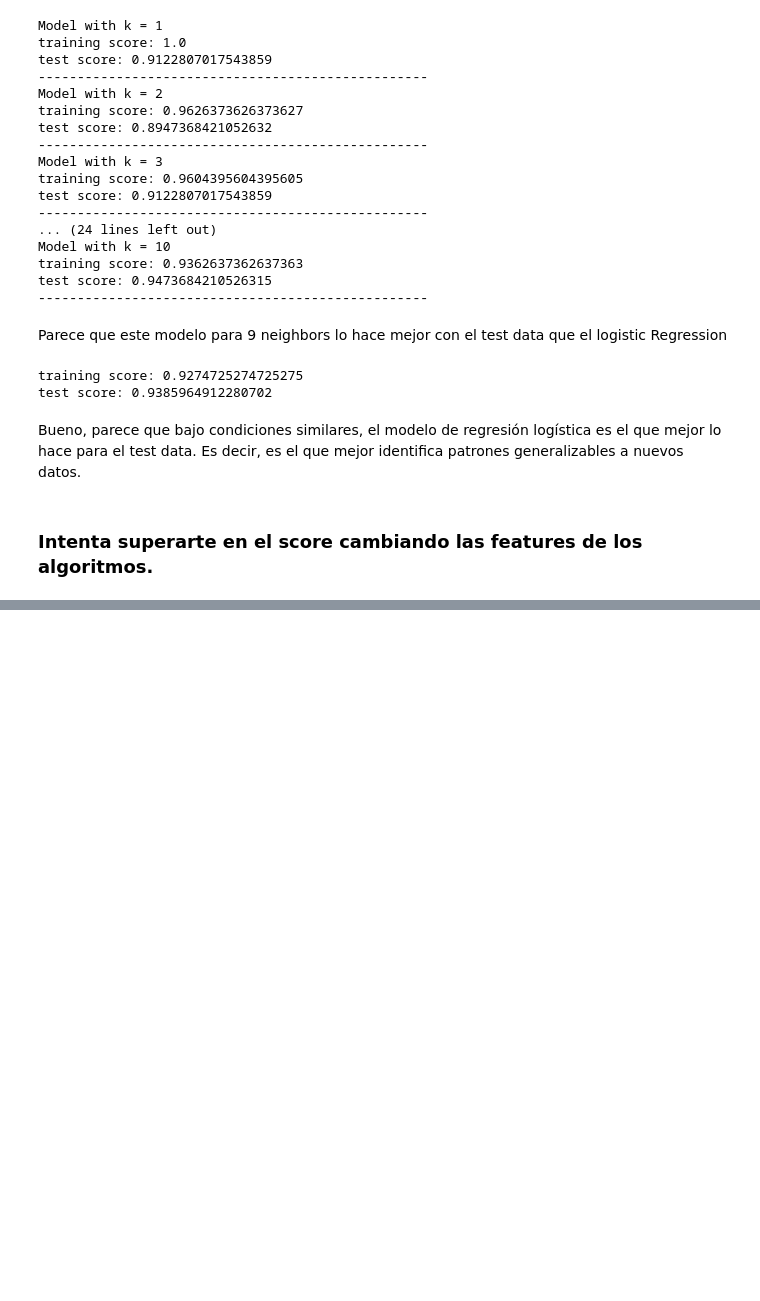
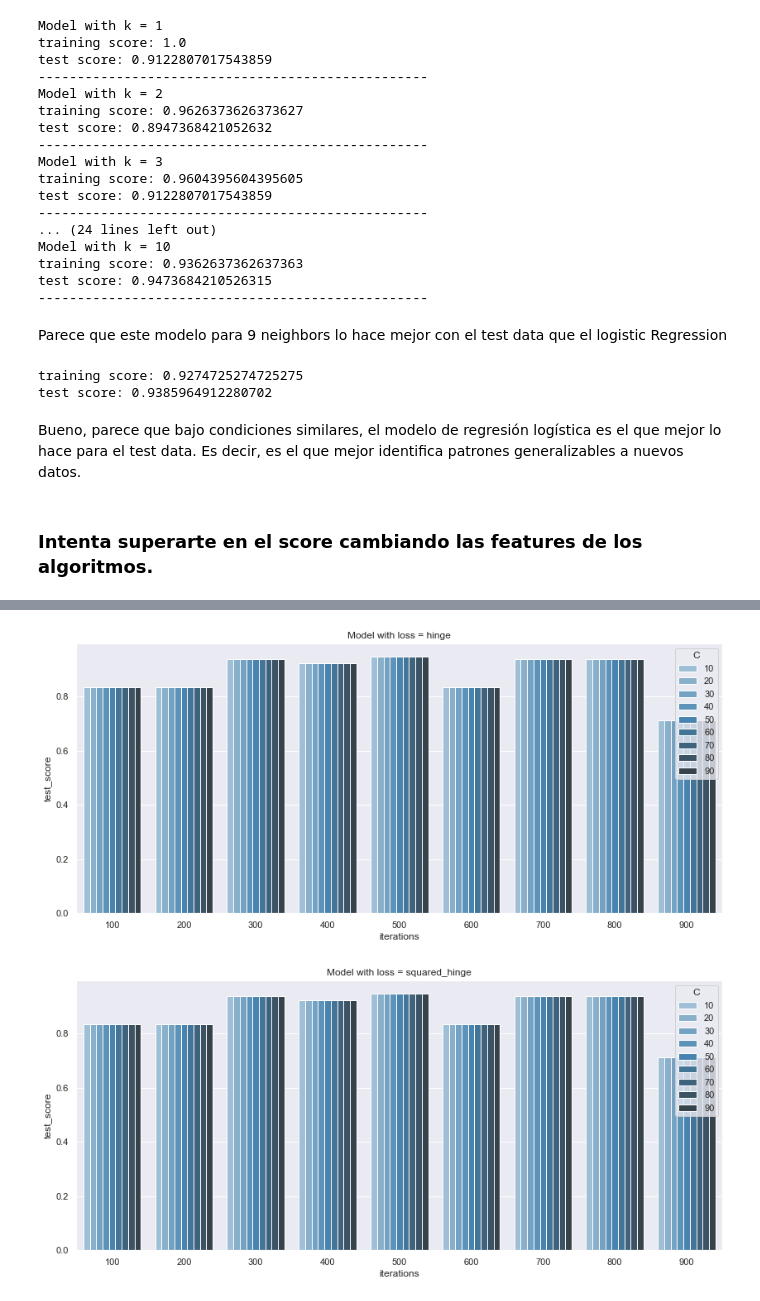
Before and after one commit to Jasc94/thebridge, a Jupyter notebook: week9_ML_svm_poly_norm/day3_cicd_encoding_metrics_knn_svm_nlr/svm/exercises/3.breast_cancer.ipynb, the cells around one changed output, grey strips where cells are left out. Cells and saved outputs as stored; diff of their text form; code cells hidden in the pictures; blank space fills up the shorter version.

```diff
--- a/week9_ML_svm_poly_norm/day3_cicd_encoding_metrics_knn_svm_nlr/svm/exercises/3.breast_cancer.ipynb
+++ b/week9_ML_svm_poly_norm/day3_cicd_encoding_metrics_knn_svm_nlr/svm/exercises/3.breast_cancer.ipynb
@@ -256,0 +430,16 @@ test score: 0.956140350877193
+# %%
+# Data transformation for later plot
+hinge_df = pd.DataFrame(scores_svc["hinge"]).unstack().reset_index()
+hinge_df.columns = ["C", "iterations", "scores"]
+hinge_df["train_score"] = hinge_df["scores"].apply(lambda x: x["train_score"])
+hinge_df["test_score"] = hinge_df["scores"].apply(lambda x: x["test_score"])
+hinge_df["loss"] = "hinge"
+
+squared_hinge_df = pd.DataFrame(scores_svc["squared_hinge"]).unstack().reset_index()
+squared_hinge_df.columns = ["C", "iterations", "scores"]
+squared_hinge_df["train_score"] = squared_hinge_df["scores"].apply(lambda x: x["train_score"])
+squared_hinge_df["test_score"] = squared_hinge_df["scores"].apply(lambda x: x["test_score"])
+squared_hinge_df["loss"] = "squared_hinge"
+
+scores_svc_df = pd.concat([hinge_df, squared_hinge_df], axis = 0)
+scores_svc_df
@@ -256,0 +460,12 @@ test score: 0.956140350877193
+# %%
+# Plot of test score
+for loss_ in loss:
+    to_plot = scores_svc_df[scores_svc_df["loss"] == loss_]
+
+    plt.figure(figsize = (14, 6))
+    sns.barplot(data = to_plot, x = "iterations", y = "test_score", hue = "C", ci = None, palette = "Blues_d")
+    plt.title(f"Model with loss = {loss_}")
+    plt.show()
+# %% [output]
+[figure, added]
+[figure, added]
```
Also changed, not shown: parts of 15 cells of this notebook.
